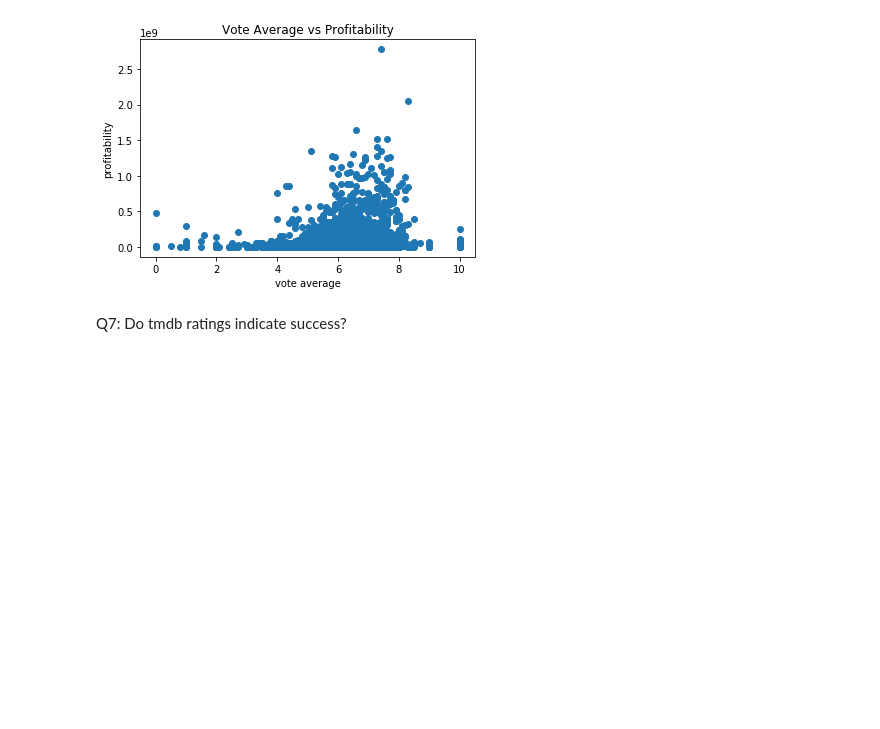
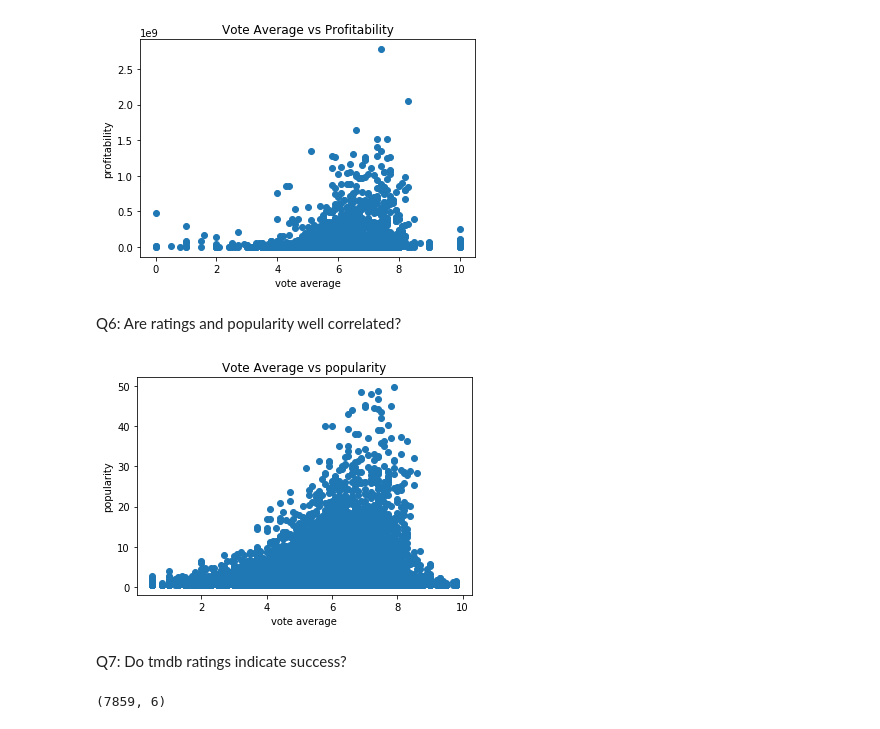
Before and after one commit to polyglottraveler/projectkr, a Jupyter notebook: kca_ratings.ipynb, the cells around one changed output. Cells and saved outputs as stored; diff of their text form; code cells hidden in the pictures; blank space fills up the shorter version.

```diff
--- a/kca_ratings.ipynb
+++ b/kca_ratings.ipynb
@@ -66,3 +66,24 @@ plt.ylabel('profitability')
 # %% [output]
 Text(0, 0.5, 'profitability')
 [figure]
+# %% [markdown]
+Q6: Are ratings and popularity well correlated?
+# %%
+query= """SELECT DISTINCT
+    id, popularity, vote_average
+FROM
+    tmdb_movies
+WHERE
+    vote_average > 0 AND vote_Average < 10
+        AND popularity > 0
+        AND popularity < 50
+ORDER BY popularity , vote_average"""
+df_tmdb_ratings = pd.read_sql_query(query, con)
+plt.scatter(df_tmdb_ratings['vote_average'],df_tmdb_ratings['popularity'])
+plt.title('Vote Average vs popularity')
+plt.xlabel('vote average')
+plt.ylabel('popularity')
+plt.show()
+#some correlation
+# %% [output]
+[figure, added]
@@ -69,2 +93,7 @@ Text(0, 0.5, 'profitability')
 # %% [markdown]
 Q7: Do tmdb ratings indicate success?
+# %%
+df_rev = pd.read_csv('joined_revenue')
+df_rev.shape
+# %% [output]
+(7859, 6)
```
Also changed, not shown: parts of 27 cells of this notebook, 1 other file.
